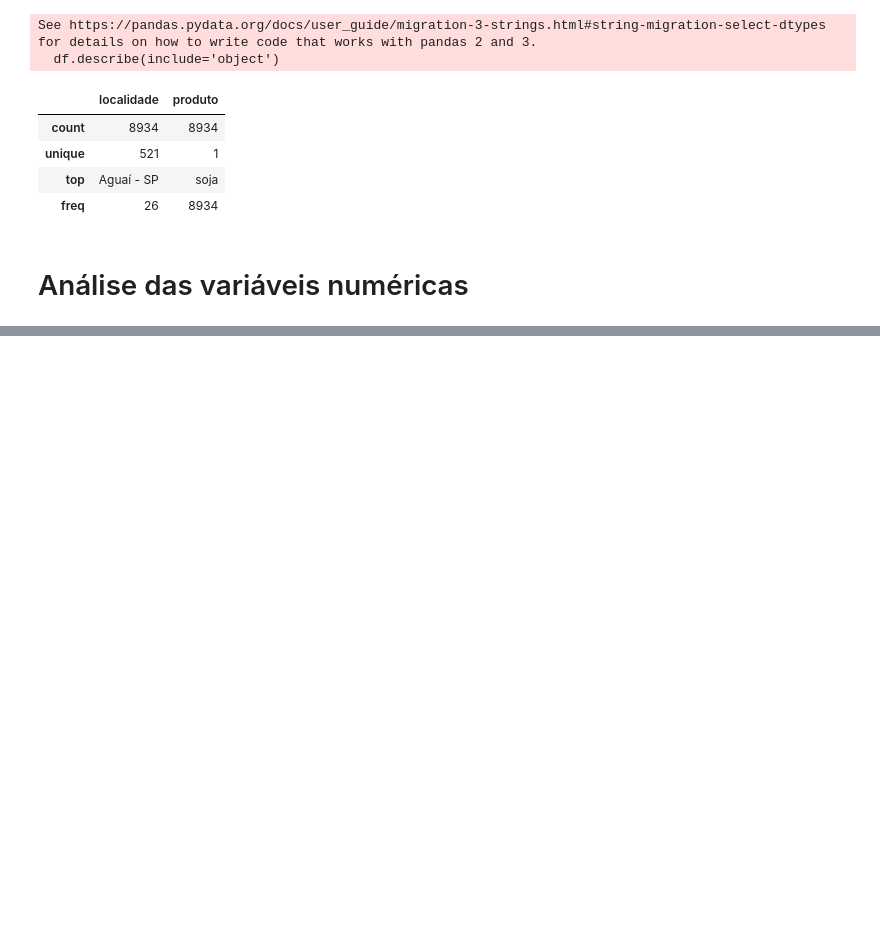
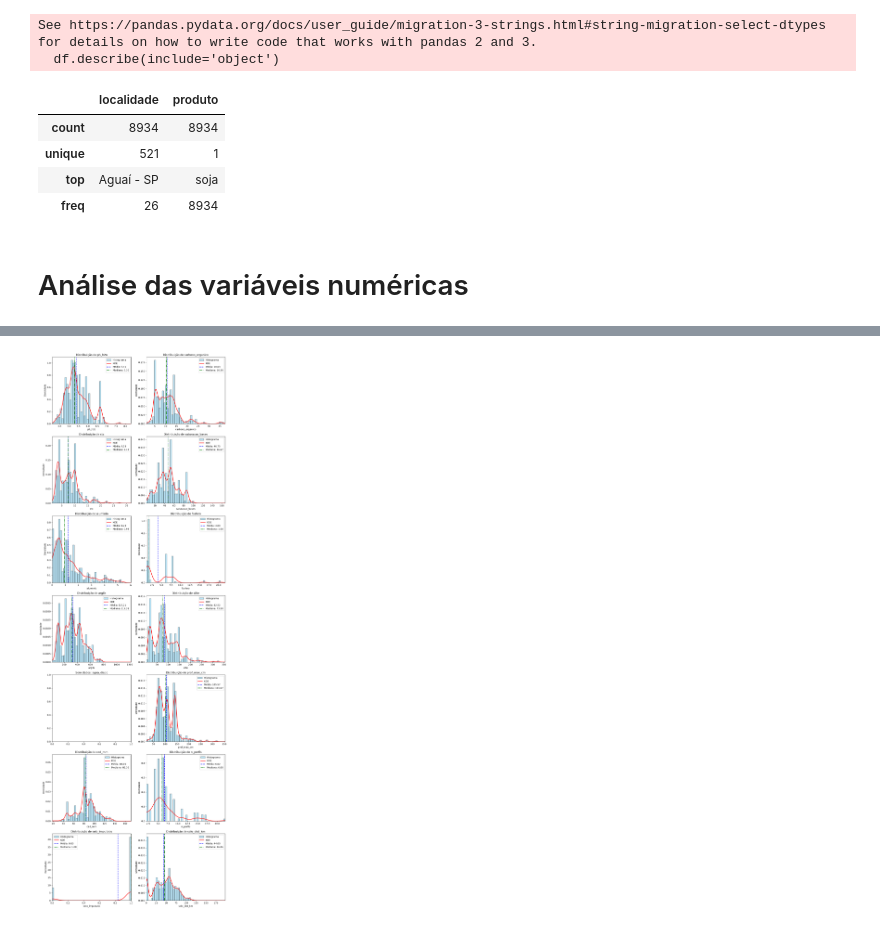
Before and after one commit to JorgeAgroSollution/Jorge_ML, a Jupyter notebook: EDA/analise_soja.ipynb, the cells around one changed output, grey strips where cells are left out. Cells and saved outputs as stored; diff of their text form; code cells hidden in the pictures; blank space fills up the shorter version.

```diff
--- a/EDA/analise_soja.ipynb
+++ b/EDA/analise_soja.ipynb
@@ -149,0 +176,4 @@ plot_histograms_kde(df, columns_to_plot, bins=50, ncols=2)
+# %%
+plot_histograms_kde(df, catalogo_variaveis.SOLO, bins=50, ncols=2)
+# %% [output]
+[figure, added]
```
Also changed, not shown: parts of 10 cells of this notebook, 9 other files.
